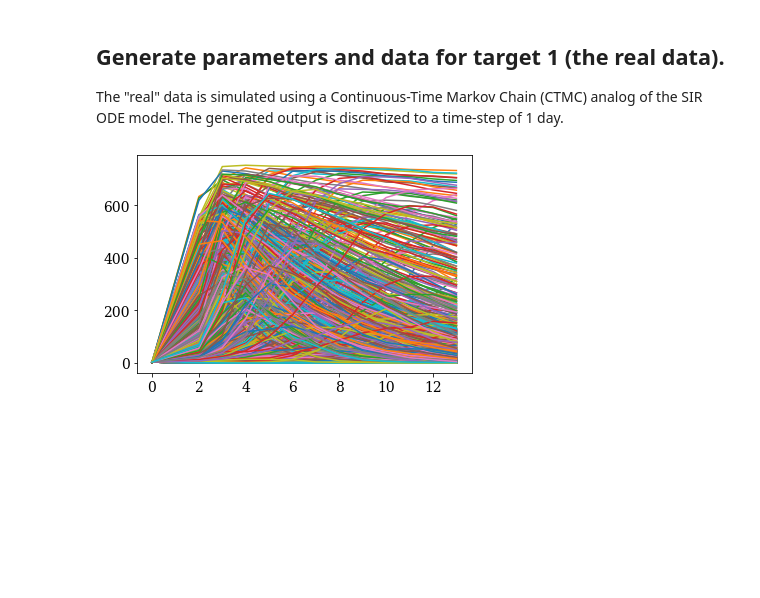
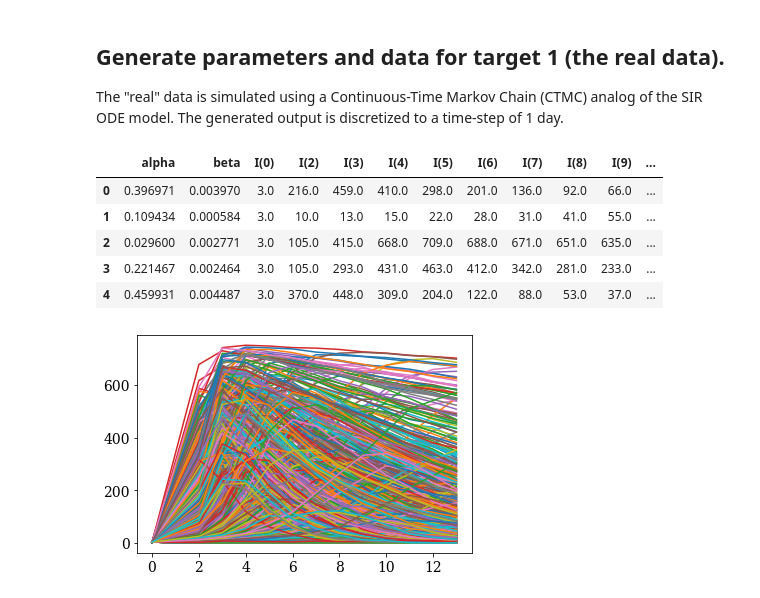
Before and after one commit to egonspin/SIRLikelihood, a Jupyter notebook: SimulateDataClasses.ipynb, the cells around one changed output. Drawn from its saved outputs; the diff is of its cells as text; code cells hidden in the pictures; blank space fills up the shorter version.

Commit message:
combined class 0 and 1 data sets

```diff
--- a/SimulateDataClasses.ipynb
+++ b/SimulateDataClasses.ipynb
@@ -109,10 +149,9 @@ def generate_class0(init_mean,alphaRange,betaRange,sampleMax,dataLabel = 'target
 
 The "real" data is simulated using a Continuous-Time Markov Chain (CTMC) analog of the SIR ODE model. The generated output is discretized to a time-step of 1 day.
 # %%
-tdata0 = np.array([1, 3, 4, 5, 6, 7, 8, 9, 10, 11, 12, 13, 14]) -1
-ydata0 = np.array([3, 25, 75, 227, 296, 258, 236, 192, 126, 71, 28, 11, 7])
+#tdata0 = np.array([1, 3, 4, 5, 6, 7, 8, 9, 10, 11, 12, 13, 14]) -1
 
-#data is transposed somehoe from whjat I intend ed form the infected data sets as compared to target0
+# Time  value inputs for Continuous-Time Markov Chain (CTMC) of SIR ODE model
 T = tdata0
 tmin = T[0];
 tmax = T[-1]
@@ -122,46 +161,79 @@ maxiter = 50000;
 def generate_class1(T,tmin,tmax,maxiter,init_mean,alphaRange,betaRange,sampleMax,dataLabel = 'target1_parData'):
     parameters_list  = []
     data_list = []
+    io_list = []
+
+    s0mean = init_mean[0]
+    i0mean = init_mean[1]
+    r0mean = init_mean[2]
 
     for j in range(0,sampleMax):
         #iLengthened needs to be initialized inside the for loop. Not sure why. But if I have it
         # initialized outside the for loop only the last entry is appended to the dataframe
         iLengthened = np.empty((tmax))
         iLengthened[:]= 0
 
         #randomly initialize the initial conditions for the SIR simulations
         # s0 = np.random.poisson(s0mean);
         # i0 = np.random.poisson(i0mean);
         # r0 = np.random.poisson(r0mean);
 
         #sample from a uniform prior for the alpha (the recovery rate) and beta (the infection rate) parameters
         alphaSample = np.random.uniform(alphaRange[0],alphaRange[1])
         betaSample = np.random.uniform(betaRange[0],betaRange[1])
         # generate susceptable, infected and recovered populations from a continuous time markov chain simulation.
         [s,i,r] = generateTarget1(T, s0mean, i0mean, r0mean, tmin, tmax, alphaSample, betaSample,maxiter)
         #write over the first np.size(i) entries of iLengthened with the synthetic data i. This guarantees that the
         #infected population data iLengthened will have length of tmax with all other entries being NAN values.
         iLengthened[0:np.size(i)] = i
-        #print(iLengthened, np.shape(iLengthened),type(iLengthened))
-        #append data to targer1 dataframe
-        #target1_df = target1_df.append({'s0': s0mean,'i0': i0mean, 'r0': r0mean, 'alpha':  alphaSample,'beta': betaSample, 'time': T, 'Infected': iLengthened},ignore_index=True)
-        #target1_df.to_csv('target1_data.csv',index=False)
-        #save dataframe as a compressed filed (pkl)
-        #target1_df.to_pickle("target1_data.pkl")
 
-        parameters_list.append(np.asarray([s0mean,i0mean,r0mean,alphaSample,betaSample]))
-        data_list.append(np.asarray([t,iLengthened]))
+        #append data, parameters ML inputs and outputs to separate lists
+        #par_j = np.asarray([s0mean,i0mean,r0mean,alphaSample,betaSample])
+        par_j = np.asarray([alphaSample,betaSample])
+        data_j = np.asarray([T,iLengthened])
+        io_j = np.append( par_j,data_j[1])
+        io_j = np.append(io_j,1)
 
+        parameters_list.append(par_j)
+        data_list.append(data_j)
+        io_list.append(io_j)
+
+
+    #build parameters, data, inputs and outputs arrays from their lists
     parameters = np.asarray(parameters_list)
     data = np.asarray(data_list)
+    io = np.asarray(io_list)
+
+    #make a dataframe of the data
+    df = pd.DataFrame()
+    df['alpha'] = io[:,0]
+    df['beta'] = io[:,1]
+    for i in range(0,np.shape(T)[0]):
+        string = 'I(' + str(T[i]) + ')'
+        df[string] = io[:,i+2]
+    df['target'] = io[:,-1]
 
     # save data
-    jb.dump([parameters,data],dataLabel)
+    #jb.dump([parameters,data,io,df],dataLabel)
 
     #plot data
     plotData(data,1000)
-    return [parameters , data]
 
-[parameters1 , data1] = generate_class1(T,tmin,tmax,maxiter,init_mean,alphaRange,betaRange,sampleMax)
+    ## the output data io is numpy array of dimension (samples , 3+timeSteps)
+    # io[:,0] => all the alpha values
+    # io[:,1] => all the beta values
+    # io[:,2] to io[:,2+np.size(time)] => the infected populations at each time
+    # io[:,3+np.size(time)] => all the targets values
+    return [io, df]
+
+[io1, df_io1] = generate_class1(T,tmin,tmax,maxiter,init_mean,alphaRange,betaRange,sampleMax)
+
+df_io1.head()
 # %% [output]
+|  | alpha | beta | I(0) | I(2) | I(3) | I(4) | I(5) | I(6) | I(7) | I(8) | I(9) | ... |
+| 0 | 0.396971 | 0.003970 | 3.0 | 216.0 | 459.0 | 410.0 | 298.0 | 201.0 | 136.0 | 92.0 | 66.0 | ... |
+| 1 | 0.109434 | 0.000584 | 3.0 | 10.0 | 13.0 | 15.0 | 22.0 | 28.0 | 31.0 | 41.0 | 55.0 | ... |
+| 2 | 0.029600 | 0.002771 | 3.0 | 105.0 | 415.0 | 668.0 | 709.0 | 688.0 | 671.0 | 651.0 | 635.0 | ... |
+| 3 | 0.221467 | 0.002464 | 3.0 | 105.0 | 293.0 | 431.0 | 463.0 | 412.0 | 342.0 | 281.0 | 233.0 | ... |
+| 4 | 0.459931 | 0.004487 | 3.0 | 370.0 | 448.0 | 309.0 | 204.0 | 122.0 | 88.0 | 53.0 | 37.0 | ... |
-[figure, old version]
+[figure, new version]
```
Also changed, not shown: parts of 6 cells of this notebook, 4 other files.
